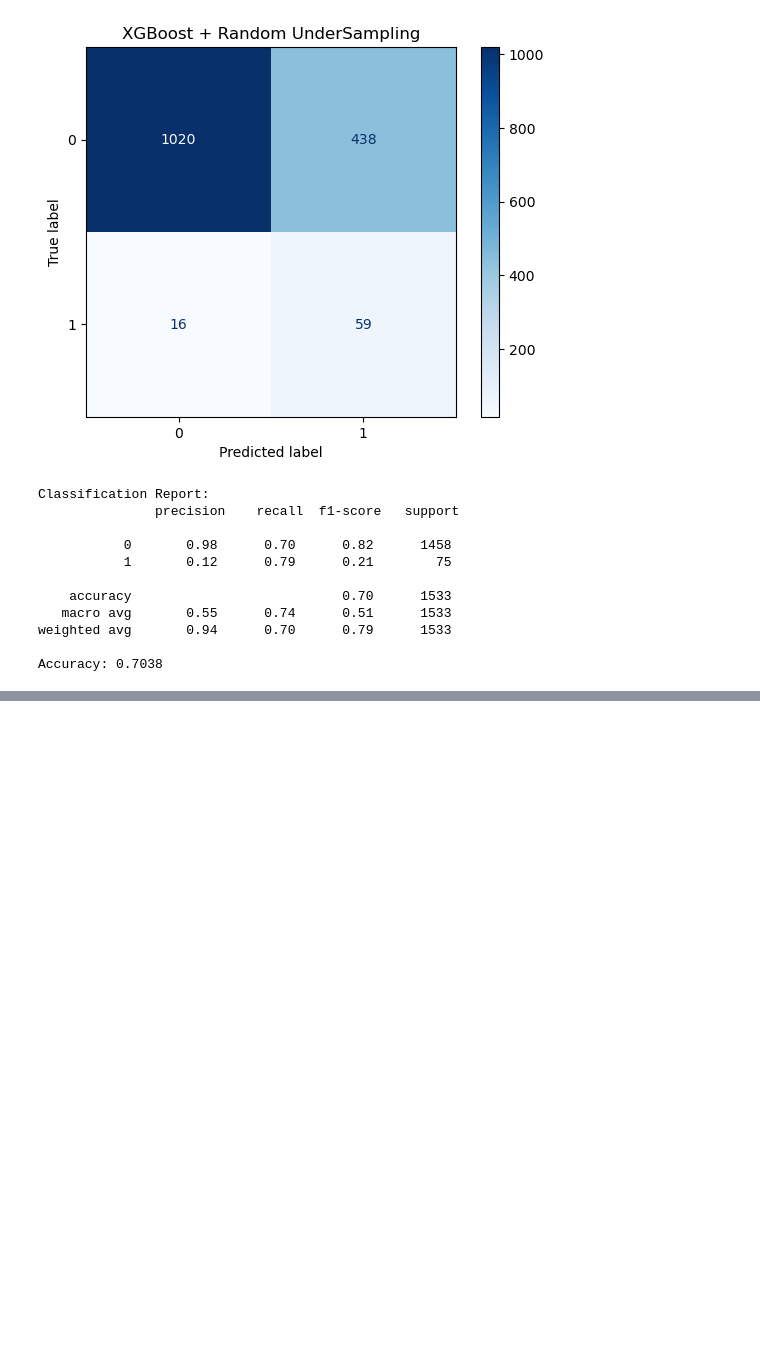
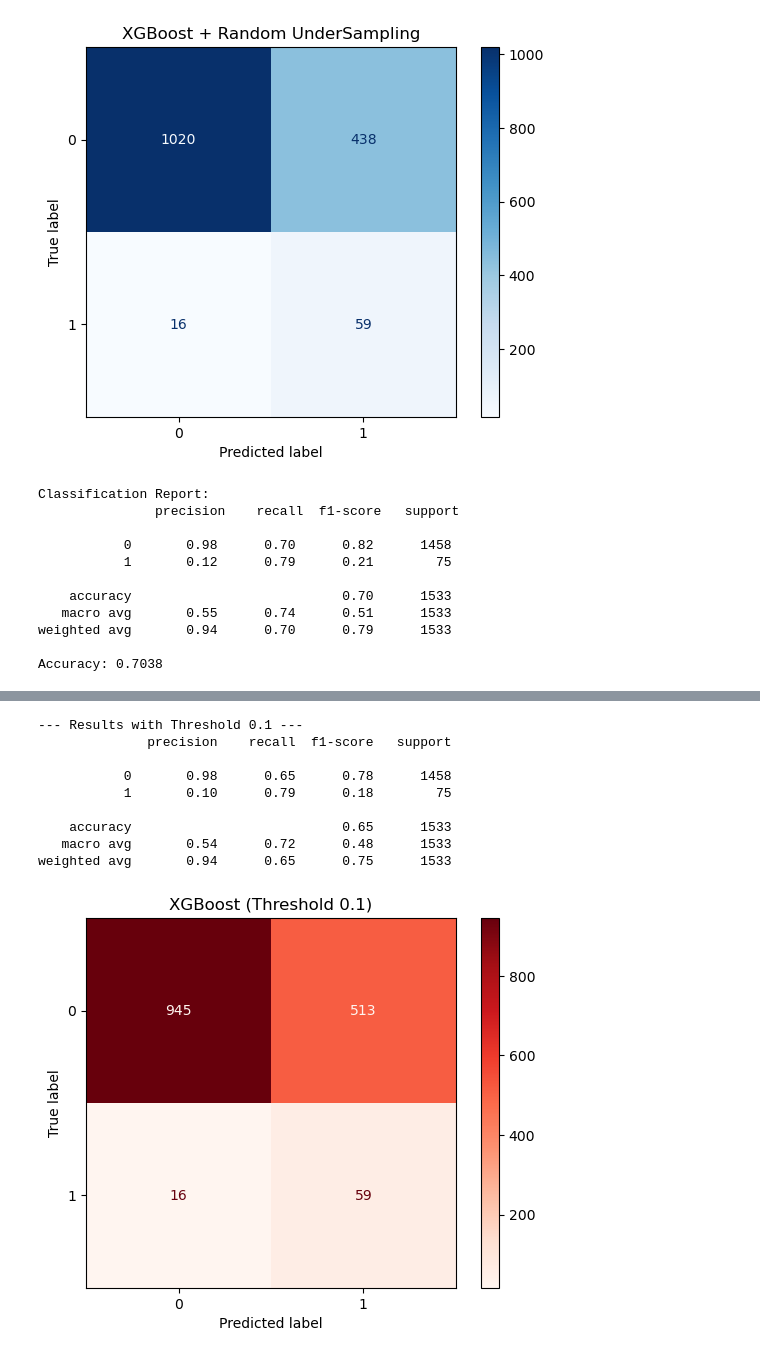
Before and after one commit to emreseb/Stroke-Prediction-ML, a Jupyter notebook: onelastpy.ipynb, the cells around one changed output, grey strips where cells are left out. Saved outputs shown, nothing was run; the diff lists cells and outputs as text; code cells hidden in the pictures; blank space fills up the shorter version.

```diff
--- a/onelastpy.ipynb
+++ b/onelastpy.ipynb
@@ -427,0 +496,46 @@ Accuracy: 0.7038
+# %%
+def tuned_threshold_xgboost(X_train, y_train, X_test, y_test):
+    from xgboost import XGBClassifier
+    from sklearn.metrics import classification_report, confusion_matrix, ConfusionMatrixDisplay
+    import matplotlib.pyplot as plt
+
+    # 1. Train the Weighted Model (Same as before)
+    count_healthy = (y_train == 0).sum()
+    count_stroke = (y_train == 1).sum()
+    ratio = count_healthy / count_stroke
+
+    model = XGBClassifier(scale_pos_weight=ratio, random_state=42, eval_metric='logloss', max_depth=3)
+    model.fit(X_train, y_train)
+
+    # 2. Get Probabilities instead of Labels
+    # This gives us the % chance of stroke for each person
+    y_proba = model.predict_proba(X_test)[:, 1]
+
+    # 3. LOWER THE THRESHOLD
+    # Instead of 0.50, let's try 0.10 (10% risk = flag them)
+    new_threshold = 0.10
+    y_pred_new = (y_proba >= new_threshold).astype(int)
+
+    # 4. Results
+    print(f"--- Results with Threshold {new_threshold} ---")
+    print(classification_report(y_test, y_pred_new))
+
+    ConfusionMatrixDisplay.from_predictions(y_test, y_pred_new, cmap='Reds')
+    plt.title(f"XGBoost (Threshold {new_threshold})")
+    plt.show()
+
+# Usage:
+# tuned_threshold_xgboost(X_train, y_train, X_test, y_test)
+# %%
+tuned_threshold_xgboost(X_train, y_train, X_test, y_test)
+# %% [output]
+--- Results with Threshold 0.1 ---
+              precision    recall  f1-score   support
+
+           0       0.98      0.65      0.78      1458
+           1       0.10      0.79      0.18        75
+
+    accuracy                           0.65      1533
+   macro avg       0.54      0.72      0.48      1533
+weighted avg       0.94      0.65      0.75      1533
+[figure, added]
```
Also changed, not shown: parts of 3 cells of this notebook.
